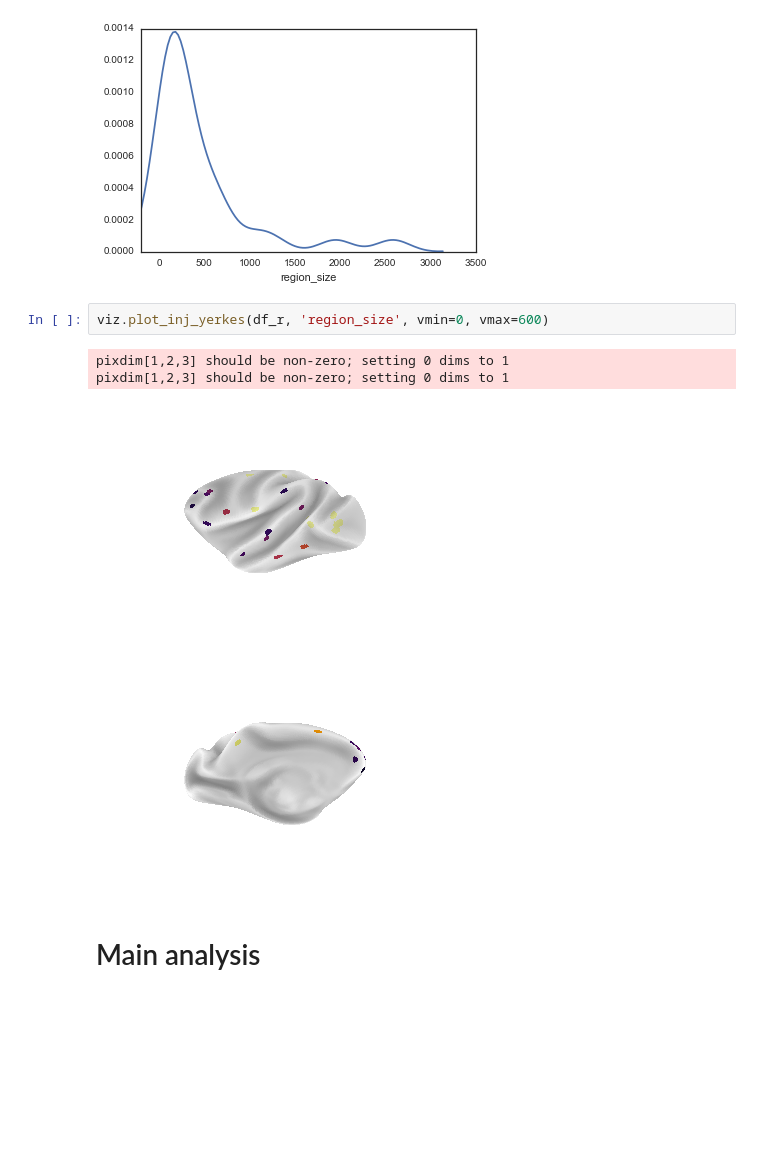
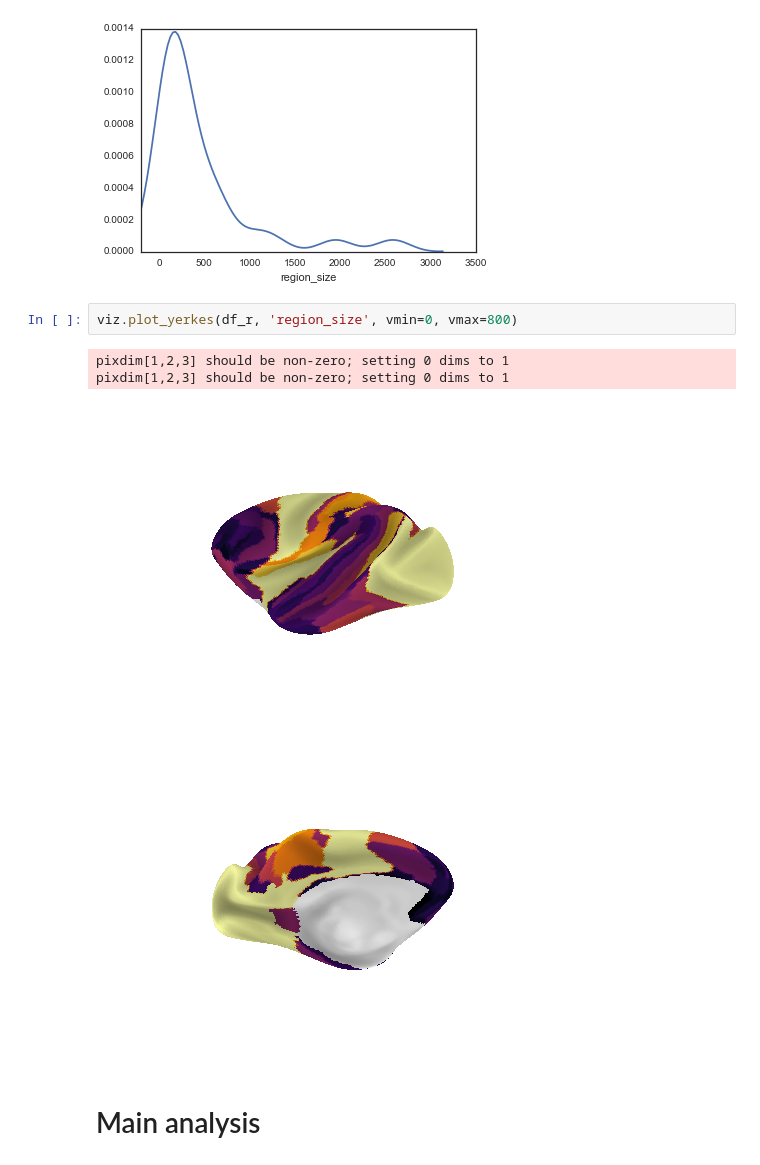
Before and after one commit to soligschlager/distconnect_macaque, a Jupyter notebook: incoming.ipynb, the cells around one changed output. Saved outputs shown, nothing was run; the diff lists cells and outputs as text; blank space fills up the shorter version.

Commit message:
region size on whole region

```diff
--- a/incoming.ipynb
+++ b/incoming.ipynb
@@ -54,12 +54,12 @@ plt.xlim(-200, 3500)
 (-200, 3500)
 [figure]
 # %%
-viz.plot_inj_yerkes(df_r, 'region_size', vmin=0, vmax=600)
+viz.plot_yerkes(df_r, 'region_size', vmin=0, vmax=800)
 # %% [output]
 pixdim[1,2,3] should be non-zero; setting 0 dims to 1
 pixdim[1,2,3] should be non-zero; setting 0 dims to 1
-[figure, old version]
+[figure, new version]
-[figure, old version]
+[figure, new version]
 # %% [markdown]
 # Main analysis
 # %%
```
